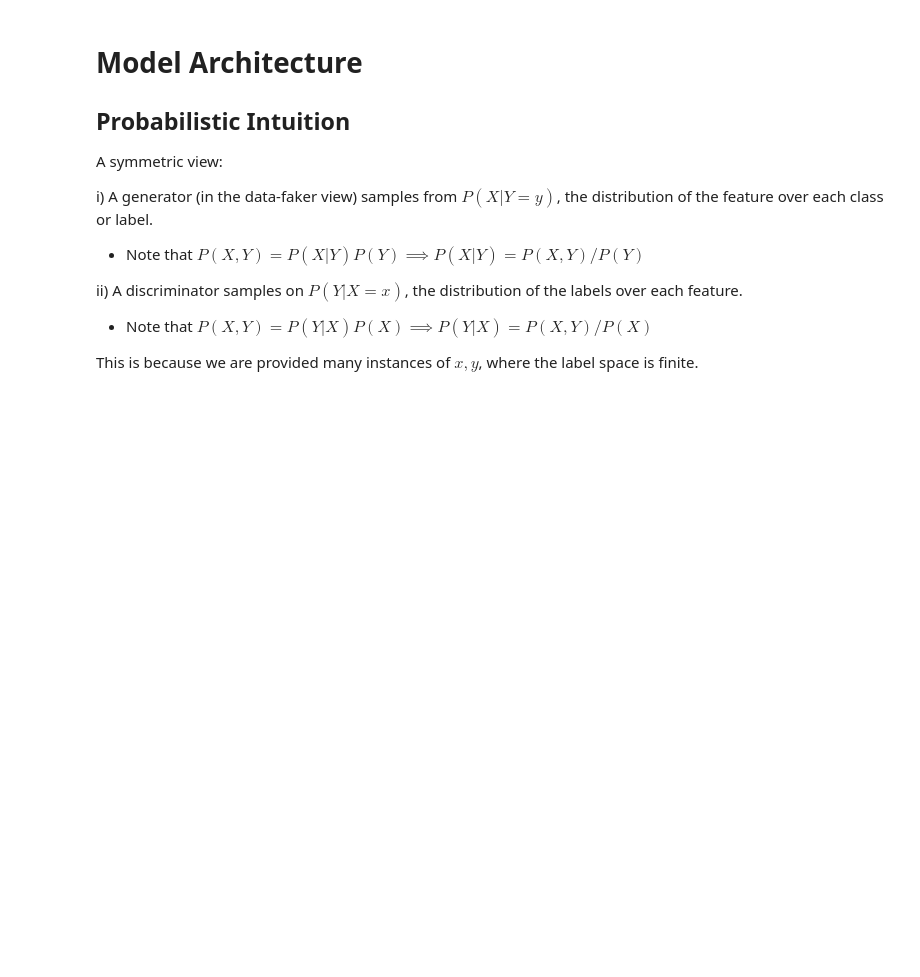
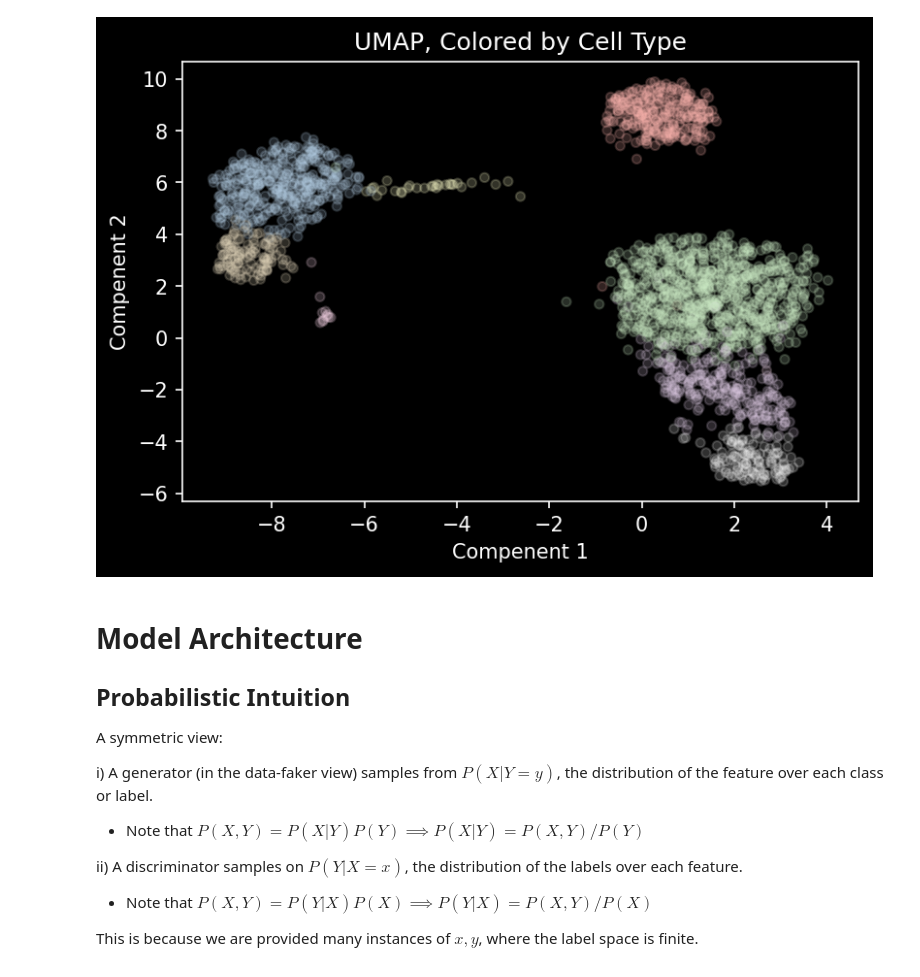
Before and after one commit to simonlevine/simonsays, a Jupyter notebook: _notebooks/2021-01-16-generate-me.ipynb, the cells around one changed output. Saved outputs shown, nothing was run; the diff lists cells and outputs as text; code cells hidden in the pictures; blank space fills up the shorter version.

```diff
--- a/_notebooks/2021-01-16-generate-me.ipynb
+++ b/_notebooks/2021-01-16-generate-me.ipynb
@@ -33,3 +39,42 @@ class SingleCellDataset()
+# %%
+from torch.utils.data import Dataset,DataLoader
+import torch
+from matplotlib import pyplot as plt
+import matplotlib as mpl
+
+class ToySingleCellDataset(Dataset):
+
+    def __init__(self,anndata):
+        self.anndata = anndata
+        self.X = self.anndata.X
+        self.y = self.anndata.y
+        self.setup_run = False
+
+    def __len__(self):
+        return len(self.data)
+
+    def __getitem__(self,idx):
+        assert self.setup_run==True, 'Run .setup()'
+        return self.X[idx]
+
+    def setup(self):
+        self.X = torch.FloatTensor(self.X)
+        self.y = torch.LongTensor(self.y)
+        print(f'Data loaded. X is of shape {self.X.shape}, with y of shape {self.y.shape}')
+        self.setup_run=True
+
+    def plot_umap(self):
+        mpl.rcParams['figure.dpi']= 150
+        plt.style.use('dark_background')
+        plt.scatter(self.anndata.obsm['X_umap'][:,0],self.anndata.obsm['X_umap'][:,1], c=self.y, alpha=0.20, cmap = 'Pastel1',s=20)
+        plt.xlabel('Compenent 1')
+        plt.ylabel('Compenent 2')
+        plt.title('UMAP, Colored by Cell Type')
+# %%
+train_dataset, val_dataset = ToySingleCellDataset(train), ToySingleCellDataset(val)
+train_dataset.plot_umap()
+# %% [output]
+[figure, added]
 # %% [markdown]
 # Model Architecture
 
```
Also changed, not shown: parts of 16 cells of this notebook, 1 other file.
